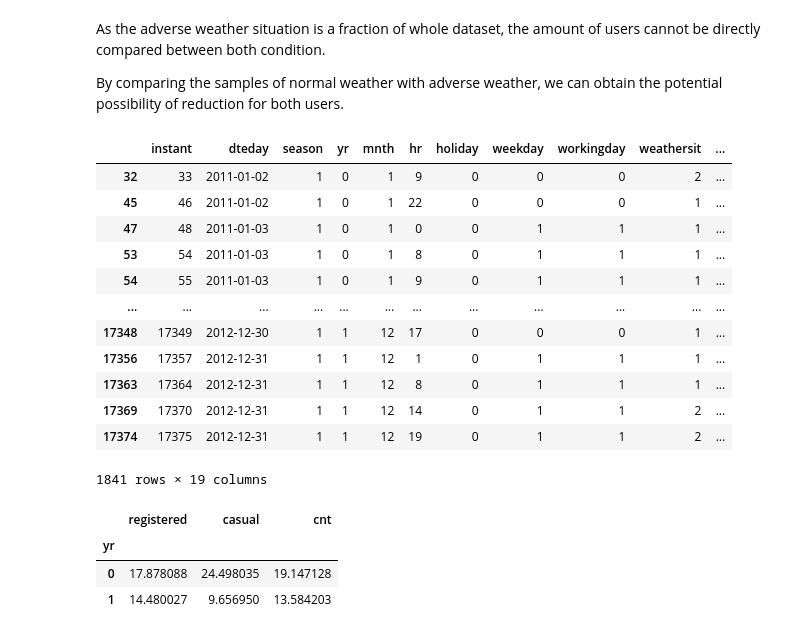
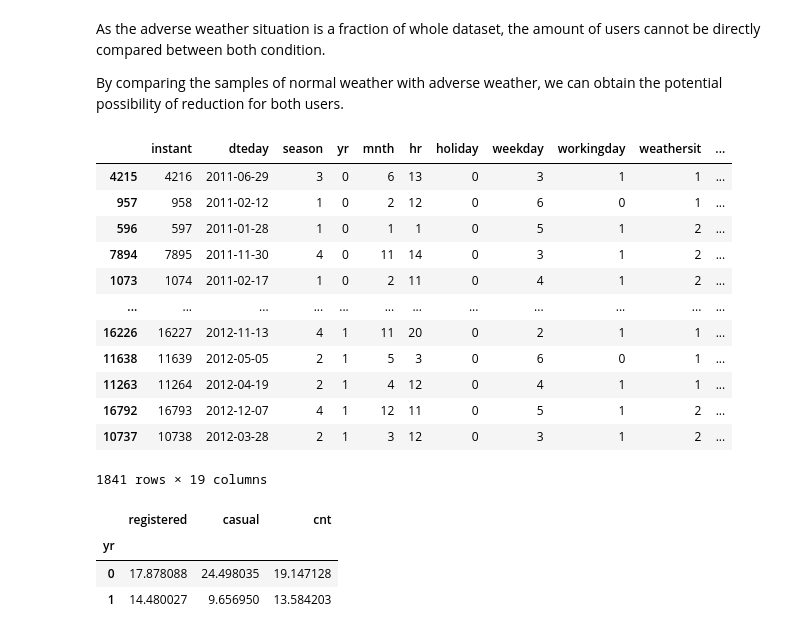
Before and after one commit to hannwn/DicoDataAnalysis, a Jupyter notebook: Dicoding Data Analysis Project.ipynb, the cells around one changed output. Saved outputs shown, nothing was run; the diff lists cells and outputs as text; code cells hidden in the pictures.

```diff
--- a/Dicoding Data Analysis Project.ipynb
+++ b/Dicoding Data Analysis Project.ipynb
@@ -474,7 +474,7 @@ hour_df1[hour_df1['atemp'] < 0]
 # %% [markdown]
 No data with below zero temperature so let's continue with combining the dataframes.
 # %%
-adverse = adverse.append(temp).sort_values(by = 'instant')
+adverse = pd.concat([adverse, temp])
 adverse.drop_duplicates()
 # %% [output]
 |  | instant | dteday | season | yr | mnth | hr | holiday | weekday | workingday | weathersit | ... |
@@ -493,5 +493,5 @@ adverse.drop_duplicates()
 # %%
-adverse = adverse.append(wind).sort_values(by = 'instant')
+adverse = pd.concat([adverse, wind])
 adverse.drop_duplicates()
 # %% [output]
 |  | instant | dteday | season | yr | mnth | hr | holiday | weekday | workingday | weathersit | ... |
@@ -557,21 +557,21 @@ By comparing the samples of normal weather with adverse weather, we can obtain t
 sample1 = normal_weather[normal_weather.yr == 0].sample(n = 1005, random_state= 10)
 sample2 = normal_weather[normal_weather.yr == 1].sample(n = 836, random_state= 10)
 # %%
-normal_weather_sample = sample1.append(sample2).sort_values(by = 'instant')
+normal_weather_sample = pd.concat([sample1, sample2])
 normal_weather_sample
 # %% [output]
 |  | instant | dteday | season | yr | mnth | hr | holiday | weekday | workingday | weathersit | ... |
-| 32 | 33 | 2011-01-02 | 1 | 0 | 1 | 9 | 0 | 0 | 0 | 2 | ... |
-| 45 | 46 | 2011-01-02 | 1 | 0 | 1 | 22 | 0 | 0 | 0 | 1 | ... |
-| 47 | 48 | 2011-01-03 | 1 | 0 | 1 | 0 | 0 | 1 | 1 | 1 | ... |
-| 53 | 54 | 2011-01-03 | 1 | 0 | 1 | 8 | 0 | 1 | 1 | 1 | ... |
-| 54 | 55 | 2011-01-03 | 1 | 0 | 1 | 9 | 0 | 1 | 1 | 1 | ... |
+| 4215 | 4216 | 2011-06-29 | 3 | 0 | 6 | 13 | 0 | 3 | 1 | 1 | ... |
+| 957 | 958 | 2011-02-12 | 1 | 0 | 2 | 12 | 0 | 6 | 0 | 1 | ... |
+| 596 | 597 | 2011-01-28 | 1 | 0 | 1 | 1 | 0 | 5 | 1 | 2 | ... |
+| 7894 | 7895 | 2011-11-30 | 4 | 0 | 11 | 14 | 0 | 3 | 1 | 2 | ... |
+| 1073 | 1074 | 2011-02-17 | 1 | 0 | 2 | 11 | 0 | 4 | 1 | 2 | ... |
 | ... | ... | ... | ... | ... | ... | ... | ... | ... | ... | ... | ... |
-| 17348 | 17349 | 2012-12-30 | 1 | 1 | 12 | 17 | 0 | 0 | 0 | 1 | ... |
-| 17356 | 17357 | 2012-12-31 | 1 | 1 | 12 | 1 | 0 | 1 | 1 | 1 | ... |
-| 17363 | 17364 | 2012-12-31 | 1 | 1 | 12 | 8 | 0 | 1 | 1 | 1 | ... |
-| 17369 | 17370 | 2012-12-31 | 1 | 1 | 12 | 14 | 0 | 1 | 1 | 2 | ... |
-| 17374 | 17375 | 2012-12-31 | 1 | 1 | 12 | 19 | 0 | 1 | 1 | 2 | ... |
+| 16226 | 16227 | 2012-11-13 | 4 | 1 | 11 | 20 | 0 | 2 | 1 | 1 | ... |
+| 11638 | 11639 | 2012-05-05 | 2 | 1 | 5 | 3 | 0 | 6 | 0 | 1 | ... |
+| 11263 | 11264 | 2012-04-19 | 2 | 1 | 4 | 12 | 0 | 4 | 1 | 1 | ... |
+| 16792 | 16793 | 2012-12-07 | 4 | 1 | 12 | 11 | 0 | 5 | 1 | 2 | ... |
+| 10737 | 10738 | 2012-03-28 | 2 | 1 | 3 | 12 | 0 | 3 | 1 | 2 | ... |
 1841 rows × 19 columns
 # %%
 nws_a = normal_weather_sample.groupby(by = 'yr').agg({
```
Also changed, not shown: parts of 5 cells of this notebook.
